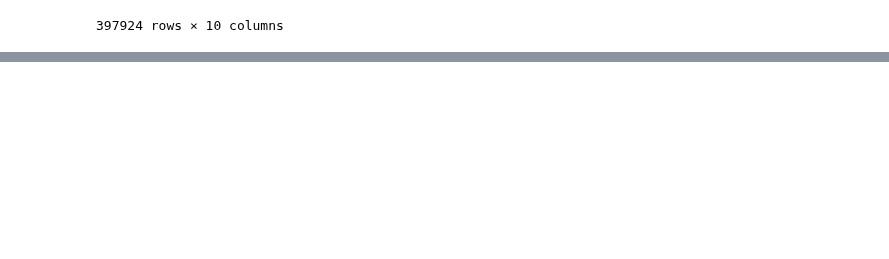
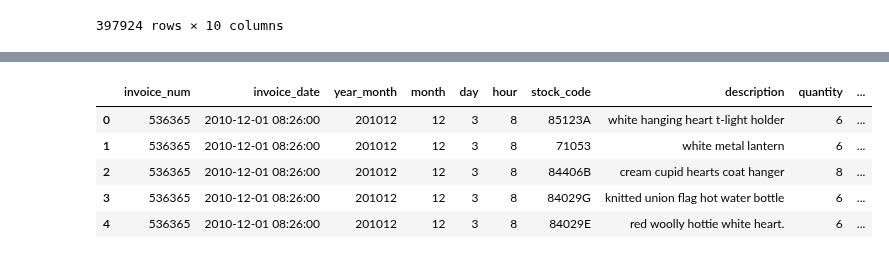
Before and after one commit to ApoorvaReddy17/practice, a Jupyter notebook: Data_Analysis_EDA_.ipynb, the cells around one changed output, grey strips where cells are left out. Saved outputs shown, nothing was run; the diff lists cells and outputs as text; code cells hidden in the pictures; blank space fills up the shorter version.

```diff
--- a/Data_Analysis_EDA_.ipynb
+++ b/Data_Analysis_EDA_.ipynb
@@ -492,0 +565,10 @@ Name: invoice_date, Length: 397924, dtype: int32
+# %%
+df_new.insert(loc = 5, column = 'hour', value = df_new.invoice_date.dt.hour)
+df_new.head()
+# %% [output]
+|  | invoice_num | invoice_date | year_month | month | day | hour | stock_code | description | quantity | ... |
+| 0 | 536365 | 2010-12-01 08:26:00 | 201012 | 12 | 3 | 8 | 85123A | white hanging heart t-light holder | 6 | ... |
+| 1 | 536365 | 2010-12-01 08:26:00 | 201012 | 12 | 3 | 8 | 71053 | white metal lantern | 6 | ... |
+| 2 | 536365 | 2010-12-01 08:26:00 | 201012 | 12 | 3 | 8 | 84406B | cream cupid hearts coat hanger | 8 | ... |
+| 3 | 536365 | 2010-12-01 08:26:00 | 201012 | 12 | 3 | 8 | 84029G | knitted union flag hot water bottle | 6 | ... |
+| 4 | 536365 | 2010-12-01 08:26:00 | 201012 | 12 | 3 | 8 | 84029E | red woolly hottie white heart. | 6 | ... |
```
Also changed, not shown: parts of 24 cells of this notebook.
